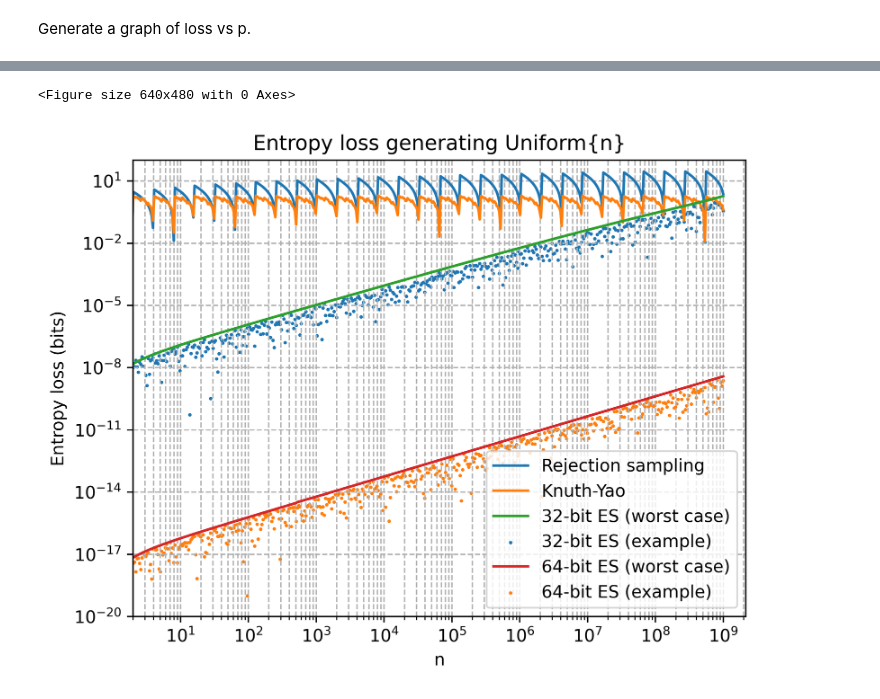
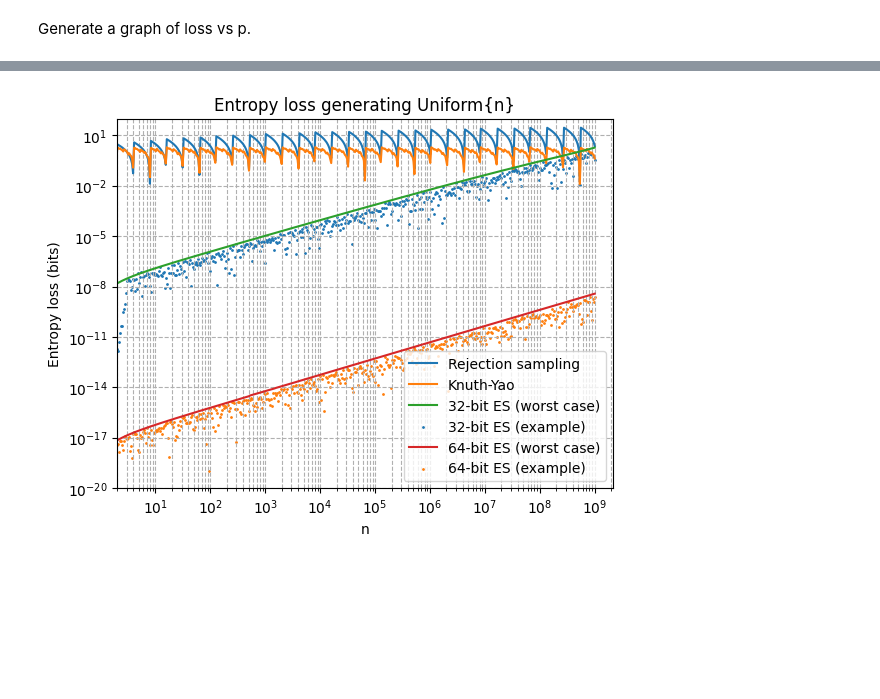
Before and after one commit to calum74/entropy, a Jupyter notebook: entropy.ipynb, the cells around one changed output, grey strips where cells are left out. Drawn from its saved outputs; the diff is of its cells as text; code cells hidden in the pictures; blank space fills up the shorter version.

```diff
--- a/entropy.ipynb
+++ b/entropy.ipynb
@@ -495,37 +487,35 @@ series = np.logspace(0, 9, 500)
 epsilon32_losses = [epsilon((n-1)/(2**31)) for n in series]
 epsilon32_actuals = [epsilon_actuals(n, 2**31) for n in series]
 epsilon64_losses = [epsilon((n-1)/(2**63)) for n in series]
 epsilon64_actuals = [epsilon_actuals(n, 2**63) for n in series]
 
 rs_losses = [expected_rejection_sampling(n) - math.log2(n) for n in series]
 ky_losses = [expected_fast_dice_roller(n) - math.log2(n) for n in series]
 
 plt.clf()
-plt.figure(dpi=600)
 
 plt.title('Entropy loss generating Uniform{n}')
 
 plt.xlabel('n')
 plt.ylabel('Entropy loss (bits)')
 
 plt.yscale('log')
 plt.ylim(1e-20, 100)
 plt.xlim(2, 2**31)
 plt.xscale('log')
 
 plt.grid(True, which="both", ls="--")
 plt.plot(series, rs_losses, label='Rejection sampling')
 plt.plot(series, ky_losses, label='Knuth-Yao')
 plt.plot(series, epsilon32_losses, label='32-bit ES (worst case)')
 plt.scatter(series, epsilon32_actuals, label='32-bit ES (example)', s=1)
 plt.plot(series, epsilon64_losses, label='64-bit ES (worst case)')
 plt.scatter(series, epsilon64_actuals, label='64-bit ES (example)', s=1)
 plt.legend(loc='lower right')
-plt.savefig('uniform_losses.png')
+plt.savefig('uniform_losses.png', dpi=600)
 plt.show()
 # %% [output]
-<Figure size 640x480 with 0 Axes>
-[figure, old version]
+[figure, new version]
 # %%
 numbers = range(3,101)
 epsilon32_losses = [epsilon((n-1)/(2**31)) for n in numbers]
```
Also changed, not shown: parts of 12 cells of this notebook, 6 other files.
